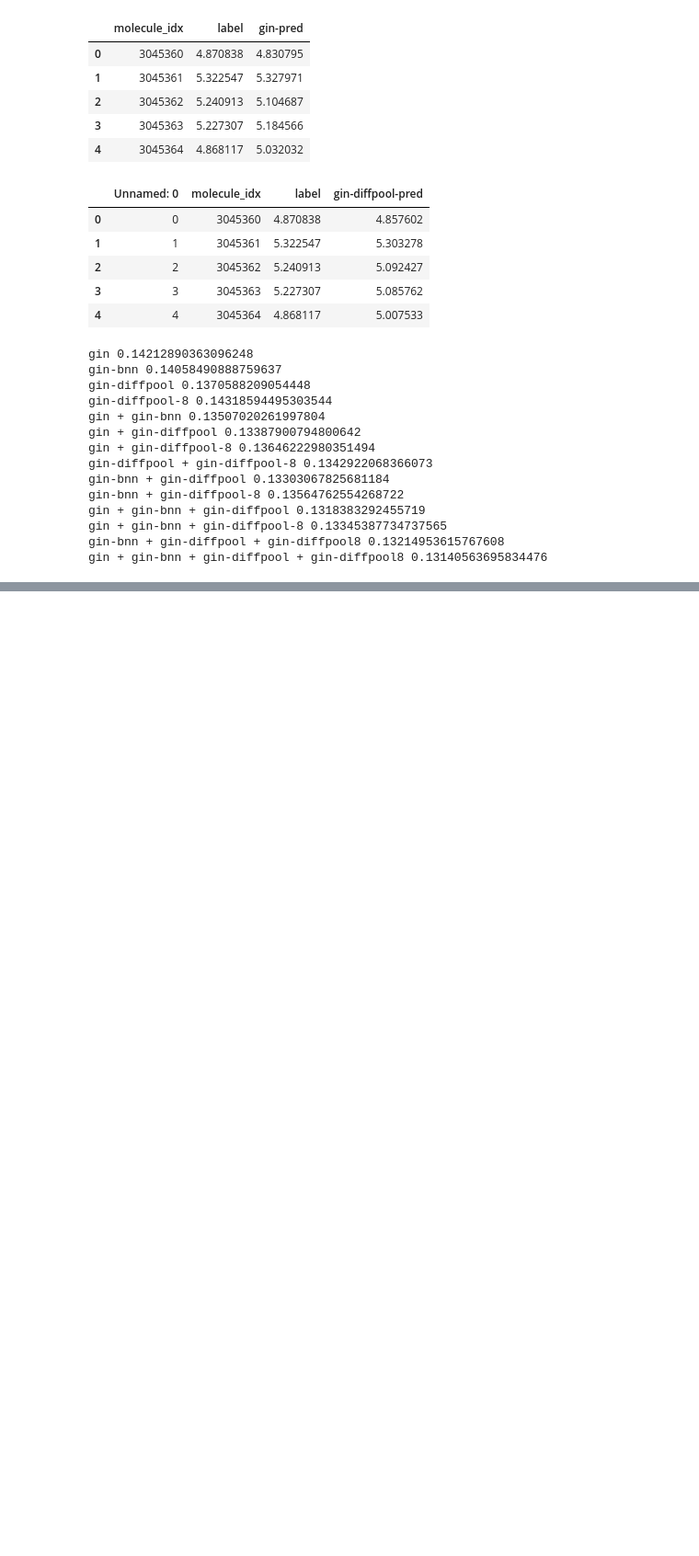
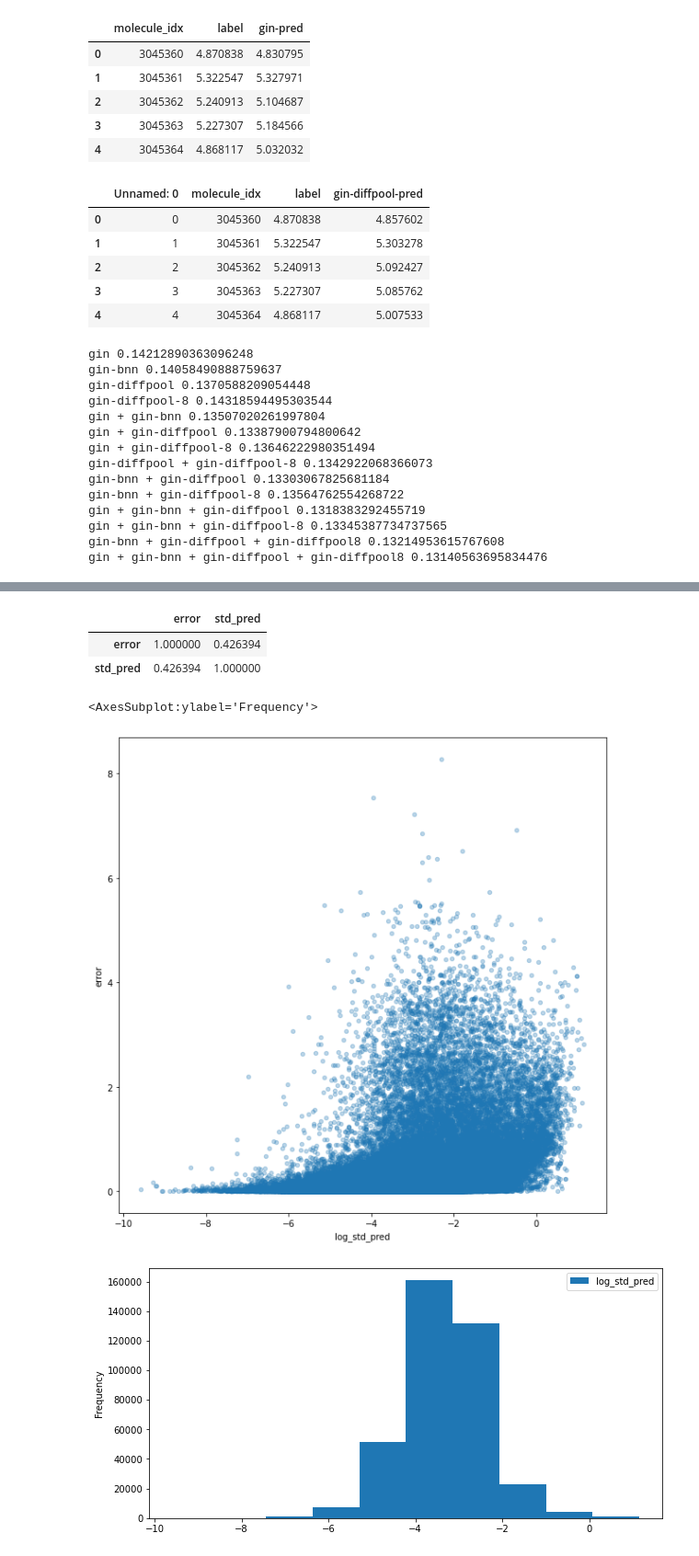
Before and after one commit to edwardelson/ogb, a Jupyter notebook: examples/lsc/pcqm4m/ensemble-uncertainty-pcqm4m-pygeom.ipynb, the cells around one changed output, grey strips where cells are left out. Shown at 92% size. Saved outputs shown, nothing was run; the diff lists cells and outputs as text; code cells hidden in the pictures; blank space fills up the shorter version.

Commit message:
update uncertainty analysis, include correlation with error

```diff
--- a/examples/lsc/pcqm4m/ensemble-uncertainty-pcqm4m-pygeom.ipynb
+++ b/examples/lsc/pcqm4m/ensemble-uncertainty-pcqm4m-pygeom.ipynb
@@ -367,0 +264,5 @@ plt.show()
+# %%
+""" collate results """
+resultDF = pd.DataFrame(zip(ginDF["molecule_idx"], ginDF["label"], ginDF["gin-pred"], ginBNNDF["gin-pred"], ginDiffPoolDF["gin-diffpool-pred"]),
+             columns=["molecule_idx", "label", "pred_gin-virtual", "pred_gin-virtual-bnn-lastLayer", "pred_gin-virtual-diffpool"])
+resultDF
@@ -367,0 +283,15 @@ plt.show()
+# %%
+# get mean prediction of ensemble
+resultDF["mean_pred"] = resultDF[["pred_gin-virtual", "pred_gin-virtual-bnn-lastLayer", "pred_gin-virtual-diffpool"]].mean(axis=1)
+
+# get uncertainty
+resultDF["std_pred"] = resultDF[["pred_gin-virtual", "pred_gin-virtual-bnn-lastLayer", "pred_gin-virtual-diffpool"]].std(axis=1)
+resultDF["log_std_pred"] = np.log(resultDF["std_pred"])
+
+# get error
+resultDF["error"] = abs(resultDF["mean_pred"] - resultDF["label"])
+
+# floored uncertainty
+resultDF["floor_std_pred"] = resultDF["std_pred"].apply(lambda x: int(x*100)/100)
+
+resultDF
@@ -367,0 +312,15 @@ plt.show()
+# %%
+resultDF[["error", "std_pred"]].corr()
+# %% [output]
+|  | error | std_pred |
+| error | 1.000000 | 0.426394 |
+| std_pred | 0.426394 | 1.000000 |
+# %%
+# uncertainty vs error
+resultDF.plot.scatter("log_std_pred", "error", figsize=(10, 10), alpha=0.3)
+# histogram of uncertainty distribution
+resultDF[["log_std_pred"]].plot.hist(figsize=(10, 5))
+# %% [output]
+<AxesSubplot:ylabel='Frequency'>
+[figure, added]
+[figure, added]
```
Also changed, not shown: parts of 13 cells of this notebook, 1 other file.
